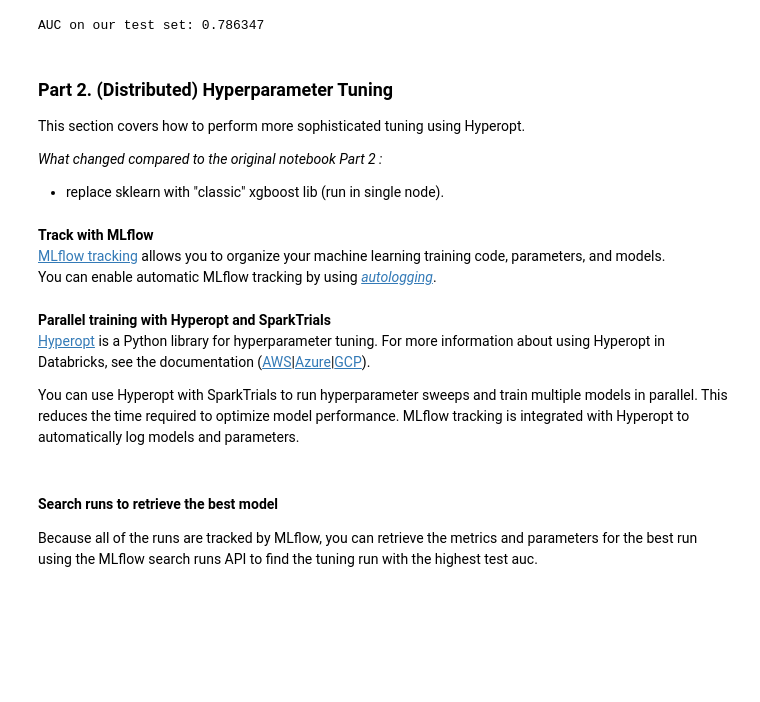
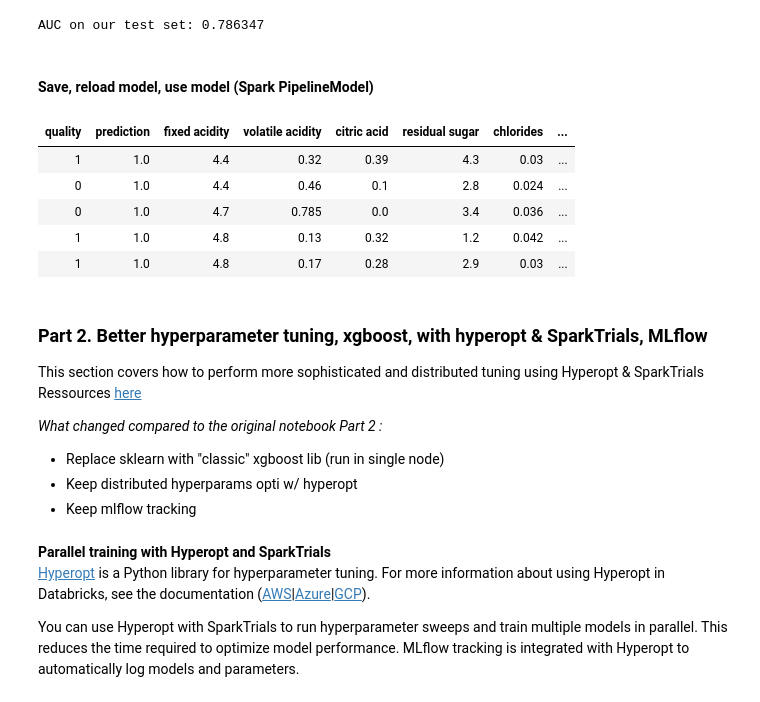
Before and after one commit to matthieuvion/databricks-xgb, a Jupyter notebook: databricks-xgb-mlflow.ipynb, the cells around one changed output. Saved outputs shown, nothing was run; the diff lists cells and outputs as text; code cells hidden in the pictures; blank space fills up the shorter version.

Commit message:
part 2, distributed hyperparam opti with hyperopt sparktrials

```diff
--- a/databricks-xgb-mlflow.ipynb
+++ b/databricks-xgb-mlflow.ipynb
@@ -242,3 +243,5 @@ auc = evaluator.evaluate(predictions)
 print("AUC on our test set: %g" % auc)
 # %% [output]
 AUC on our test set: 0.786347
+# %% [markdown]
+#### Save, reload model, use model (Spark PipelineModel)
@@ -245,10 +254,28 @@ AUC on our test set: 0.786347
+# %%
+# Load and use the model
+from pyspark.ml import PipelineModel
+
+loaded_pipeline_model = PipelineModel.load('/tmp/xgboost/pipeline_model_4')
+
+# To represent new data, use the first 3 rows of the test dataset
+new_data = test.limit(5)
+
+# Make predictions with the loaded model
+new_preds = loaded_pipeline_model.transform(new_data)
+display(new_preds.select("quality", "prediction", *features_cols))
+# %% [output]
+| quality | prediction | fixed acidity | volatile acidity | citric acid | residual sugar | chlorides | ... |
+| 1 | 1.0 | 4.4 | 0.32 | 0.39 | 4.3 | 0.03 | ... |
+| 0 | 1.0 | 4.4 | 0.46 | 0.1 | 2.8 | 0.024 | ... |
+| 0 | 1.0 | 4.7 | 0.785 | 0.0 | 3.4 | 0.036 | ... |
+| 1 | 1.0 | 4.8 | 0.13 | 0.32 | 1.2 | 0.042 | ... |
+| 1 | 1.0 | 4.8 | 0.17 | 0.28 | 2.9 | 0.03 | ... |
 # %% [markdown]
-### Part 2. (Distributed) Hyperparameter Tuning
-This section covers how to perform more sophisticated tuning using Hyperopt.
+### Part 2. Better hyperparameter tuning, xgboost, with hyperopt & SparkTrials, MLflow
+This section covers how to perform more sophisticated and distributed tuning using Hyperopt & SparkTrials
+Ressources [here](https://docs.databricks.com/_extras/notebooks/source/mlflow/mlflow-end-to-end-example.html)
 
 *What changed compared to the original notebook Part 2 :*
-- replace sklearn with "classic" xgboost lib (run in single node).
+- Replace sklearn with "classic" xgboost lib (run in single node)
+- Keep distributed hyperparams opti w/ hyperopt
+- Keep mlflow tracking
-# %% [markdown]
-**Track with MLflow**
-[MLflow tracking](https://www.mlflow.org/docs/latest/tracking.html) allows you to organize your machine learning training code, parameters, and models.
-You can enable automatic MLflow tracking by using [*autologging*](https://www.mlflow.org/docs/latest/tracking.html#automatic-logging).
@@ -261,6 +284,3 @@ mlflow.xgboost.autolog()
 [Hyperopt](http://hyperopt.github.io/hyperopt/) is a Python library for hyperparameter tuning. For more information about using Hyperopt in Databricks, see the documentation ([AWS](https://docs.databricks.com/applications/machine-learning/automl-hyperparam-tuning/index.html#hyperparameter-tuning-with-hyperopt)|[Azure](https://docs.microsoft.com/azure/databricks/applications/machine-learning/automl-hyperparam-tuning/index#hyperparameter-tuning-with-hyperopt)|[GCP](https://docs.gcp.databricks.com/applications/machine-learning/automl-hyperparam-tuning/index.html#hyperparameter-tuning-with-hyperopt)).
 
 You can use Hyperopt with SparkTrials to run hyperparameter sweeps and train multiple models in parallel. This reduces the time required to optimize model performance. MLflow tracking is integrated with Hyperopt to automatically log models and parameters.
-# %% [markdown]
-#### Search runs to retrieve the best model
-Because all of the runs are tracked by MLflow, you can retrieve the metrics and parameters for the best run using the MLflow search runs API to find the tuning run with the highest test auc.
```
Also changed, not shown: parts of 22 cells of this notebook.
